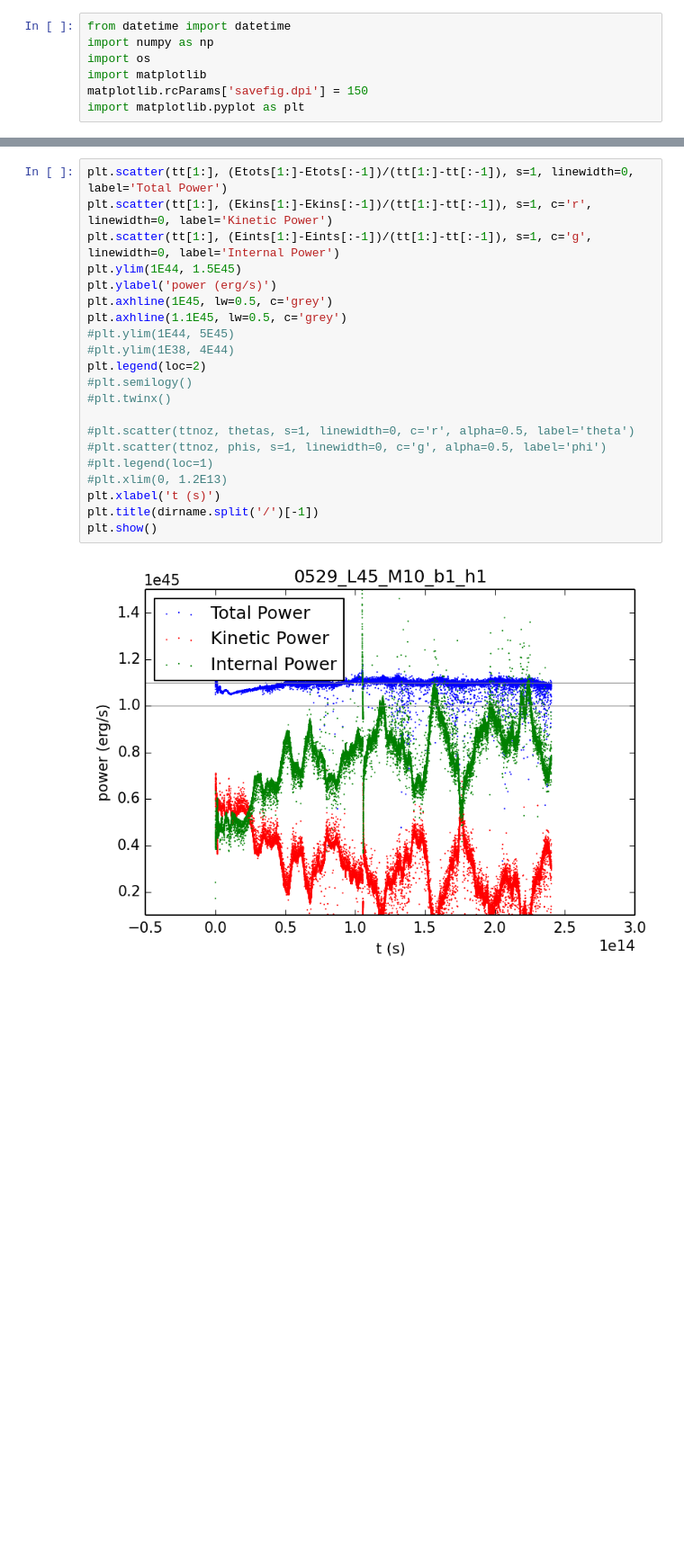
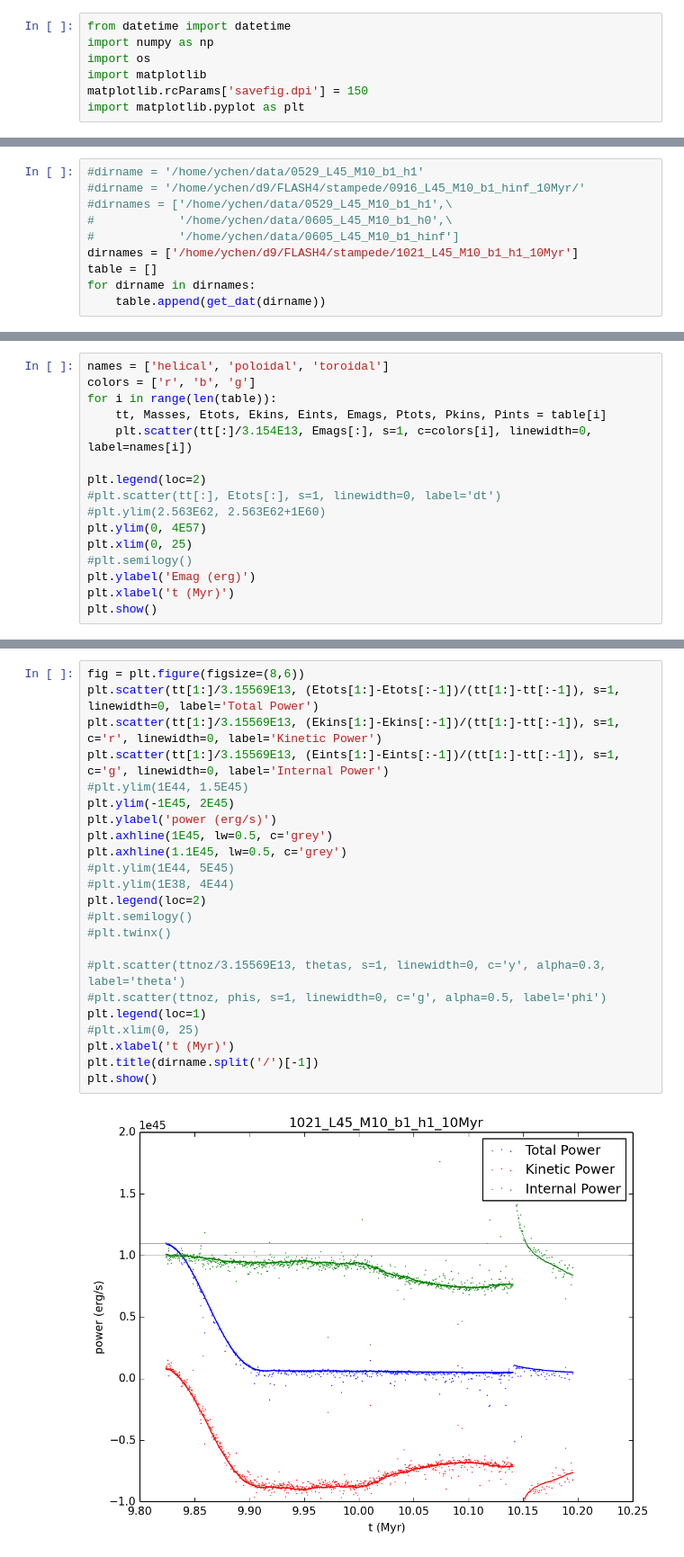
Before and after one commit to yihaochen/FLASHtools, a Jupyter notebook: logfile_analysis.ipynb, the cells around one changed output, grey strips where cells are left out. Shown at 90% size. Drawn from its saved outputs; the diff is of its cells as text; blank space fills up the shorter version.

```diff
--- a/logfile_analysis.ipynb
+++ b/logfile_analysis.ipynb
@@ -112,0 +108,10 @@ print max(Ptots), max(Pkins), max(Pints)
+# %%
+#dirname = '/home/ychen/data/0529_L45_M10_b1_h1'
+#dirname = '/home/ychen/d9/FLASH4/stampede/0916_L45_M10_b1_hinf_10Myr/'
+#dirnames = ['/home/ychen/data/0529_L45_M10_b1_h1',\
+#            '/home/ychen/data/0605_L45_M10_b1_h0',\
+#            '/home/ychen/data/0605_L45_M10_b1_hinf']
+dirnames = ['/home/ychen/d9/FLASH4/stampede/1021_L45_M10_b1_h1_10Myr']
+table = []
+for dirname in dirnames:
+    table.append(get_dat(dirname))
@@ -112,0 +136,16 @@ print max(Ptots), max(Pkins), max(Pints)
+# %%
+names = ['helical', 'poloidal', 'toroidal']
+colors = ['r', 'b', 'g']
+for i in range(len(table)):
+    tt, Masses, Etots, Ekins, Eints, Emags, Ptots, Pkins, Pints = table[i]
+    plt.scatter(tt[:]/3.154E13, Emags[:], s=1, c=colors[i], linewidth=0, label=names[i])
+
+plt.legend(loc=2)
+#plt.scatter(tt[:], Etots[:], s=1, linewidth=0, label='dt')
+#plt.ylim(2.563E62, 2.563E62+1E60)
+plt.ylim(0, 4E57)
+plt.xlim(0, 25)
+#plt.semilogy()
+plt.ylabel('Emag (erg)')
+plt.xlabel('t (Myr)')
+plt.show()
@@ -113,26 +154,28 @@ print max(Ptots), max(Pkins), max(Pints)
 # %%
-plt.scatter(tt[1:], (Etots[1:]-Etots[:-1])/(tt[1:]-tt[:-1]), s=1, linewidth=0, label='Total Power')
-plt.scatter(tt[1:], (Ekins[1:]-Ekins[:-1])/(tt[1:]-tt[:-1]), s=1, c='r', linewidth=0, label='Kinetic Power')
-plt.scatter(tt[1:], (Eints[1:]-Eints[:-1])/(tt[1:]-tt[:-1]), s=1, c='g', linewidth=0, label='Internal Power')
-plt.ylim(1E44, 1.5E45)
+fig = plt.figure(figsize=(8,6))
+plt.scatter(tt[1:]/3.15569E13, (Etots[1:]-Etots[:-1])/(tt[1:]-tt[:-1]), s=1, linewidth=0, label='Total Power')
+plt.scatter(tt[1:]/3.15569E13, (Ekins[1:]-Ekins[:-1])/(tt[1:]-tt[:-1]), s=1, c='r', linewidth=0, label='Kinetic Power')
+plt.scatter(tt[1:]/3.15569E13, (Eints[1:]-Eints[:-1])/(tt[1:]-tt[:-1]), s=1, c='g', linewidth=0, label='Internal Power')
+#plt.ylim(1E44, 1.5E45)
+plt.ylim(-1E45, 2E45)
 plt.ylabel('power (erg/s)')
 plt.axhline(1E45, lw=0.5, c='grey')
 plt.axhline(1.1E45, lw=0.5, c='grey')
 #plt.ylim(1E44, 5E45)
 #plt.ylim(1E38, 4E44)
 plt.legend(loc=2)
 #plt.semilogy()
 #plt.twinx()
 
-#plt.scatter(ttnoz, thetas, s=1, linewidth=0, c='r', alpha=0.5, label='theta')
+#plt.scatter(ttnoz/3.15569E13, thetas, s=1, linewidth=0, c='y', alpha=0.3, label='theta')
 #plt.scatter(ttnoz, phis, s=1, linewidth=0, c='g', alpha=0.5, label='phi')
-#plt.legend(loc=1)
-#plt.xlim(0, 1.2E13)
-plt.xlabel('t (s)')
+plt.legend(loc=1)
+#plt.xlim(0, 25)
+plt.xlabel('t (Myr)')
 plt.title(dirname.split('/')[-1])
 plt.show()
 # %% [output]
-[figure, old version]
+[figure, new version]
 # %%
 plt.scatter(tt[1:], (Masses[1:]-Masses[:-1])/(tt[1:]-tt[:-1]), s=1, linewidth=0, label='Mass Flux')
 plt.ylabel('mass flux (g/s)')
```
Also changed, not shown: parts of 7 cells of this notebook, 6 other files.
